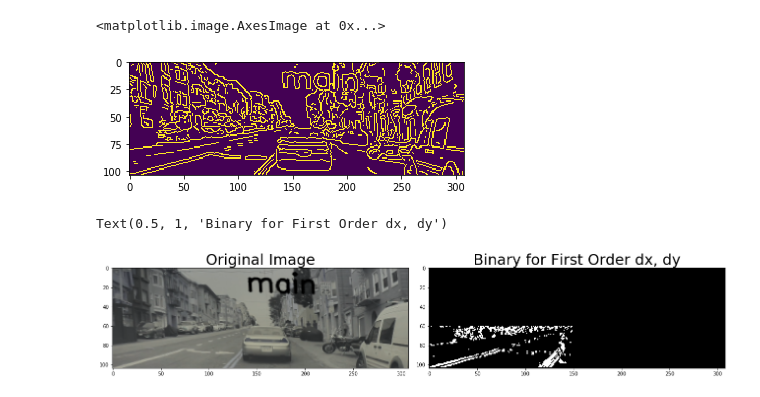
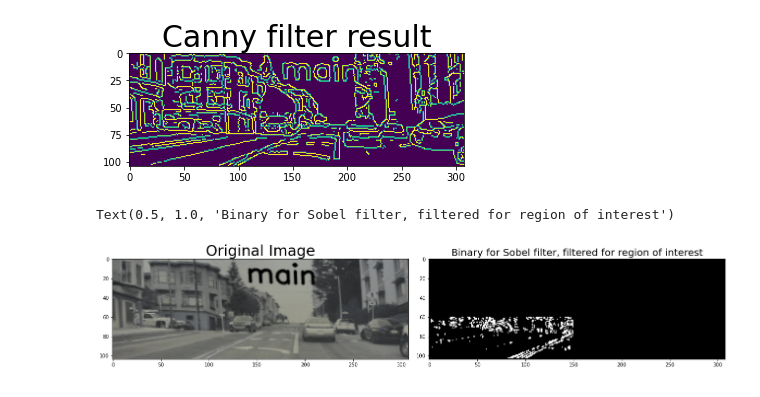
Before and after one commit to BOrmond/C106A_Final_Project, a Jupyter notebook: Image_Processing.ipynb, the cells around one changed output. Cells and saved outputs as stored; diff of their text form; code cells hidden in the pictures.

```diff
--- a/Image_Processing.ipynb
+++ b/Image_Processing.ipynb
@@ -35,10 +42,17 @@ for file in images:
 #plots the original and undistorted grayscale image
 fig, ax = plt.subplots(1, 2, figsize=(15, 15))
 
-dist = cv.imread("main/0050.png")
-undist = cv.imread("proc_main/proc_0050.png")
+image_name = "0902.png"
+
+# original, distorted, image
+original = cv.imread("main/" + image_name)
+
+# undistorted image
+undist = cv.imread("proc_main/proc_" + image_name)
 gray = cv.cvtColor(undist, cv.COLOR_BGR2GRAY)
 
-ax[0].imshow(dist)
+ax[0].imshow(original)
+ax[0].set_title('Original', fontsize=30)
 ax[1].imshow(gray)
+ax[1].set_title('Undistorted + grayscale', fontsize=30);
 # %% [output]
@@ -47,9 +60,16 @@ ax[1].imshow(gray)
 # %%
 # (Unsuccessful) Canny Filter
+
+# Blur the image to make borders more clear
 blur_gray = cv.GaussianBlur(gray,(3, 3), 0)
+
+# Apply Canny filter
 img_can = cv.Canny(blur_gray, 45, 50) #threshold1 = 45, threshold2 = 50
+
 plt.imshow(img_can)
+plt.title('Canny filter result', fontsize=30);
+
+# REMARK: this is actually succesful, but we have to select only the region of the road. Is this possible?
 # %% [output]
-<matplotlib.image.AxesImage at 0x...>
-[figure, old version]
+[figure, new version]
 # %%
@@ -76,11 +111,15 @@ binary[:, 150:] = 0
 # Plot the result
 f, ax = plt.subplots(1, 2, figsize=(18, 9))
 f.tight_layout()
+
+# The original image
 ax[0].imshow(undist)
 ax[0].set_title('Original Image', fontsize=30)
+
+# The result of the sobel filter in x and y
 ax[1].imshow(binary, cmap='gray')
-ax[1].set_title('Binary for First Order dx, dy', fontsize=30)
+ax[1].set_title('Binary for Sobel filter, filtered for region of interest', fontsize=20)
 # %% [output]
-Text(0.5, 1, 'Binary for First Order dx, dy')
+Text(0.5, 1.0, 'Binary for Sobel filter, filtered for region of interest')
-[figure, old version]
+[figure, new version]
 # %%
```
Also changed, not shown: parts of 12 cells of this notebook, 2 other files.
